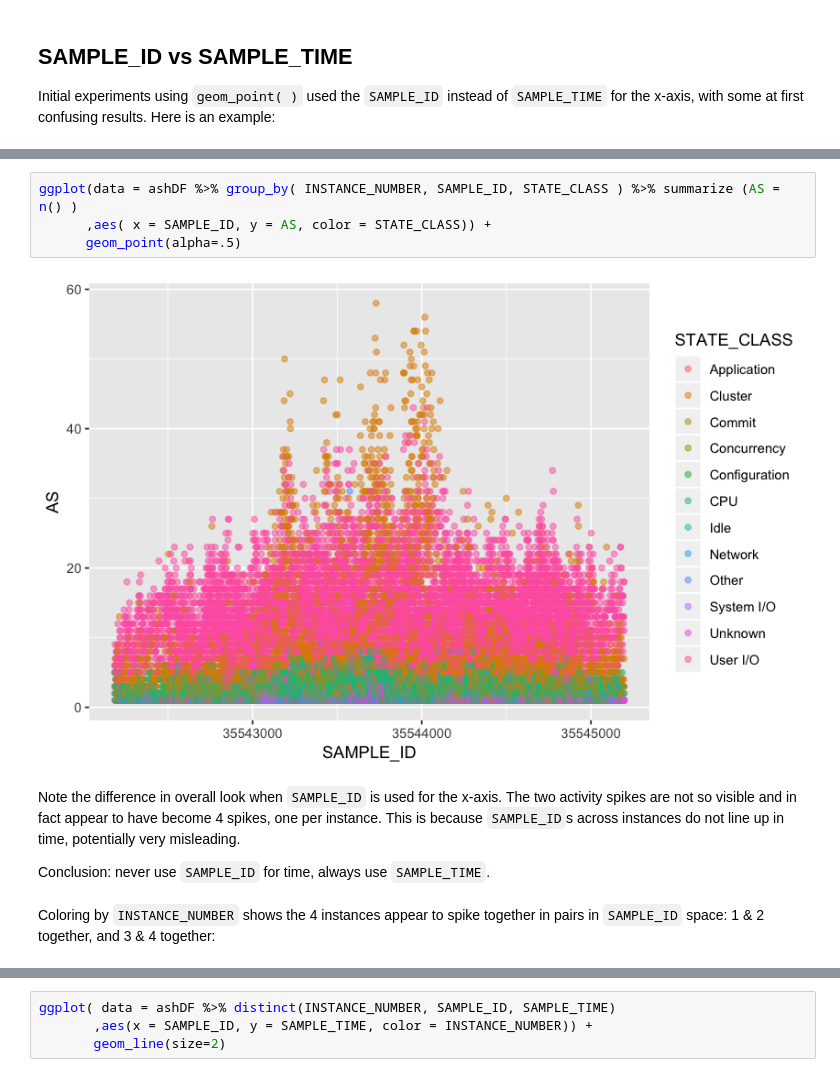
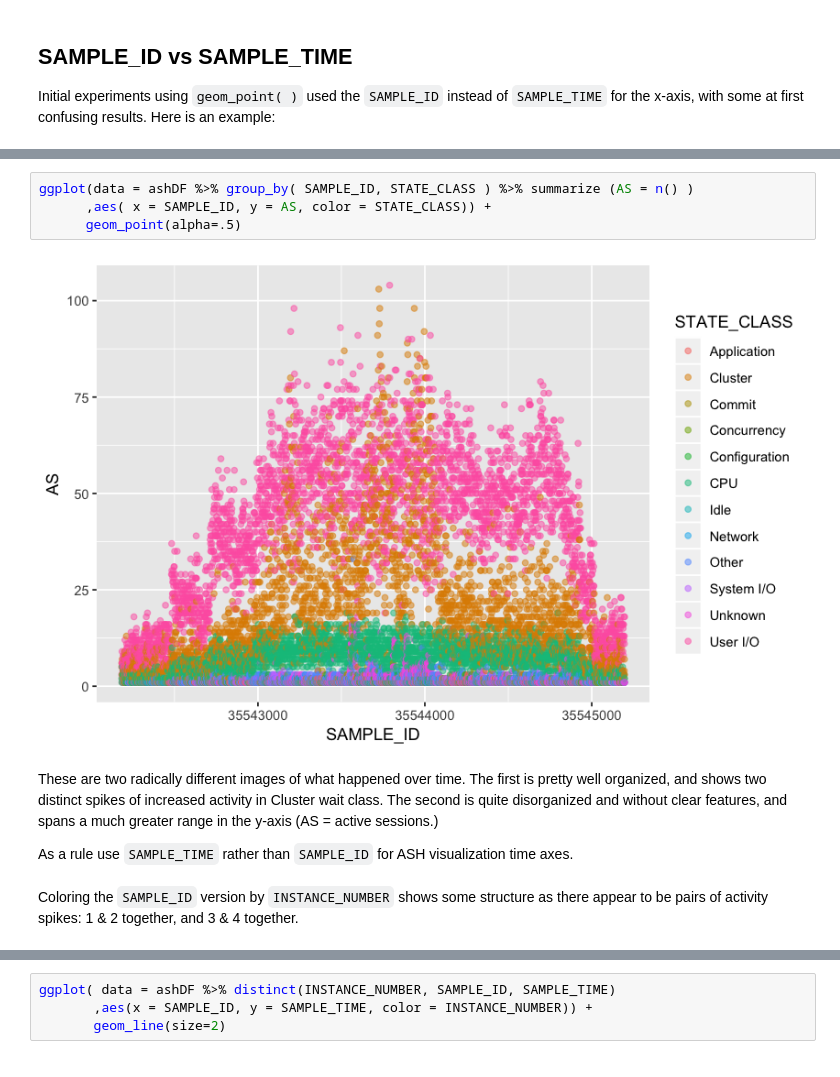
Before and after one commit to jberesni/ASHviz, a Jupyter notebook: Jupyter/stdViz.ipynb, the cells around one changed output, grey strips where cells are left out. Saved outputs shown, nothing was run; the diff lists cells and outputs as text.

```diff
--- a/Jupyter/stdViz.ipynb
+++ b/Jupyter/stdViz.ipynb
@@ -216,13 +221,13 @@ Initial experiments using `geom_point( )` used the `SAMPLE_ID` instead of `SAMPL
 # %%
-ggplot(data = ashDF %>% group_by( INSTANCE_NUMBER, SAMPLE_ID, STATE_CLASS ) %>% summarize (AS = n() )
+ggplot(data = ashDF %>% group_by( SAMPLE_ID, STATE_CLASS ) %>% summarize (AS = n() )
       ,aes( x = SAMPLE_ID, y = AS, color = STATE_CLASS)) +
       geom_point(alpha=.5)
 # %% [output]
-[figure, old version]
+[figure, new version]
-# %% [markdown]
-Note the difference in overall look when `SAMPLE_ID` is used for the x-axis. The two activity spikes are not so visible and in fact appear to have become 4 spikes, one per instance. This is because `SAMPLE_ID`s across instances do not line up in time, potentially very misleading.
-
-Conclusion: never use `SAMPLE_ID` for time, always use `SAMPLE_TIME`.
+# %% [markdown]
+These are two radically different images of what happened over time. The first is pretty well organized, and shows two distinct spikes of increased activity in Cluster wait class. The second is quite disorganized and without clear features, and spans a much greater range in the y-axis (AS = active sessions.)
+
+As a rule use `SAMPLE_TIME` rather than `SAMPLE_ID` for ASH visualization time axes.
 # %% [markdown]
-Coloring by `INSTANCE_NUMBER` shows the 4 instances appear to spike together in pairs in `SAMPLE_ID` space: 1 & 2 together, and 3 & 4 together:
+Coloring the `SAMPLE_ID` version by `INSTANCE_NUMBER` shows some structure as there appear to be pairs of activity spikes: 1 & 2 together, and 3 & 4 together.
 # %%
```
Also changed, not shown: parts of 6 cells of this notebook.
